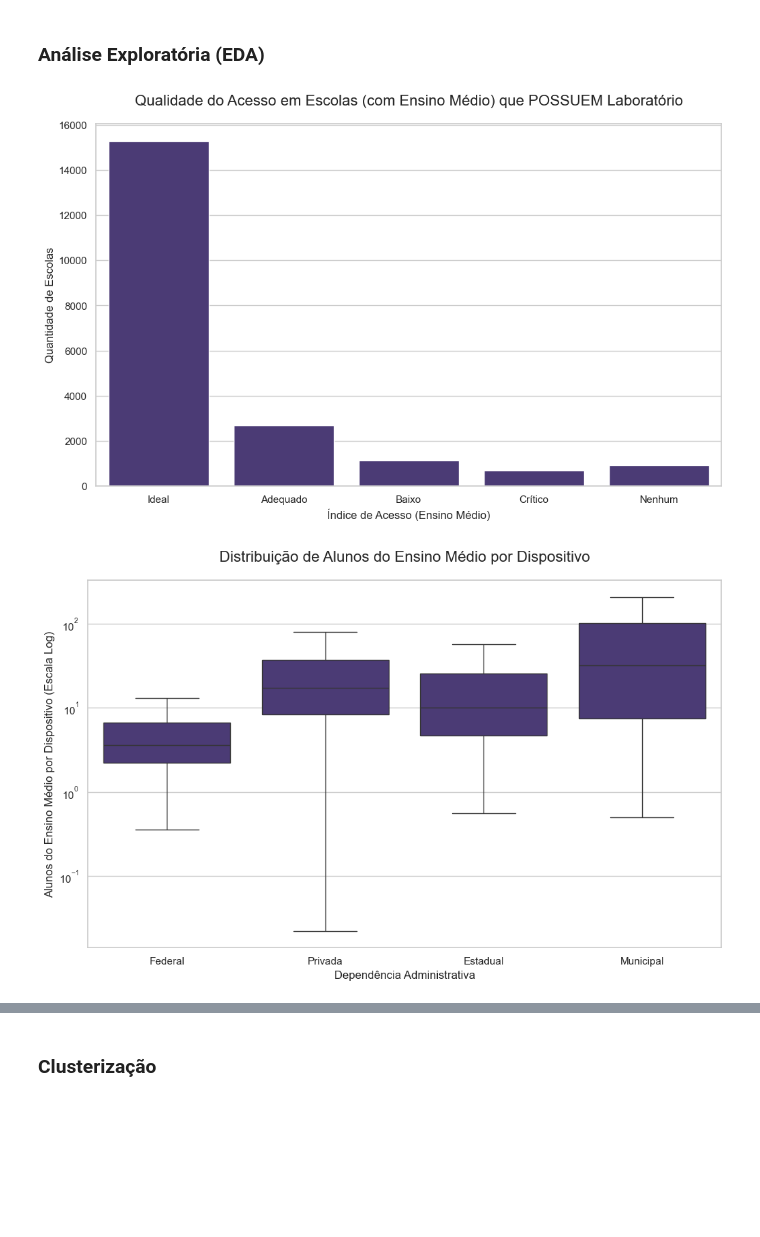
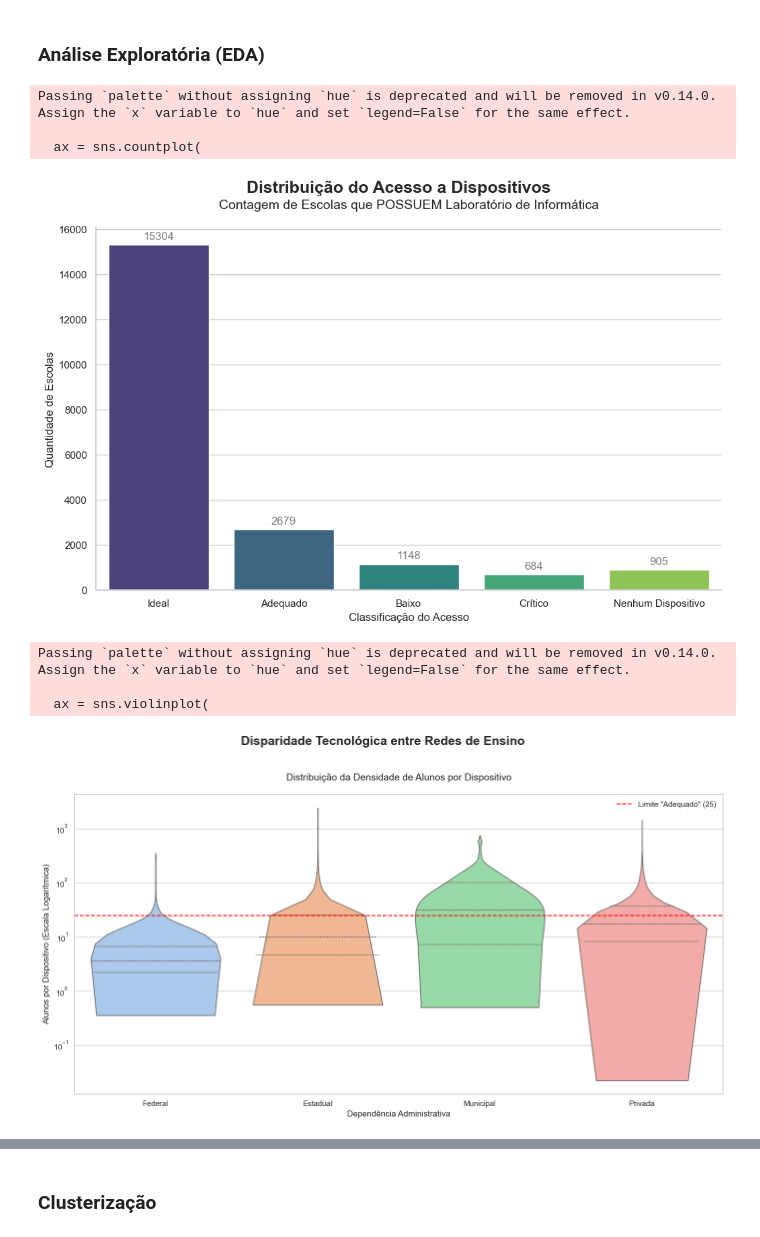
Before and after one commit to laysfreitas/TJGO_CienciaDeDados, a Jupyter notebook: Análise de Dados/Trabalho_Final/trabalho_final.ipynb, the cells around one changed output, grey strips where cells are left out. Saved outputs shown, nothing was run; the diff lists cells and outputs as text; code cells hidden in the pictures; blank space fills up the shorter version.

```diff
--- a/Análise de Dados/Trabalho_Final/trabalho_final.ipynb
+++ b/Análise de Dados/Trabalho_Final/trabalho_final.ipynb
@@ -21,8 +22,7 @@ pd.set_option('display.max_columns', display_max_columns)
 ### Carregar os dados
 # %%
 # Carregando o dataset
-caminho_arquivo = "C:\\Users\\Administrador\\Documents\\GitHub\\TJGO_CienciaDeDados\\microdados_censo_escolar_2024\\dados\\microdados_ed_basica_2024_tratado.csv"
-
+caminho_arquivo = "C:\\Users\\lfmelo\\Documents\\Github\\TJGO_CienciaDeDados\\microdados_censo_escolar_2024\\dados\\microdados_ed_basica_2024_tratado.csv"
 colunas_escolhidas = ['CO_ENTIDADE', 'NO_ENTIDADE', 'NO_REGIAO', 'CO_REGIAO', 'NO_UF', 'NO_REGIAO', 'CO_UF', 'TP_DEPENDENCIA', 'TP_LOCALIZACAO','TP_SITUACAO_FUNCIONAMENTO', 'QT_MAT_BAS', 'QT_MAT_MED', 'IN_INTERNET', 'IN_BANDA_LARGA', 'IN_INTERNET_ALUNOS', 'IN_ACESSO_INTERNET_COMPUTADOR', 'TP_REDE_LOCAL', 'IN_LABORATORIO_INFORMATICA', 'QT_DESKTOP_ALUNO', 'QT_COMP_PORTATIL_ALUNO', 'QT_TABLET_ALUNO']
 
 try:
@@ -77,9 +58,3 @@ df_ensino_medio['QT_COMP_PORTATIL_ALUNO'] = df_ensino_medio['QT_COMP_PORTATIL_AL
 df_ensino_medio['QT_TABLET_ALUNO'] = df_ensino_medio['QT_TABLET_ALUNO'].replace(88888.0, np.nan)
 # %% [markdown]
 ### Tratamento dos dados
-# %%
-# Se 'QT_MAT_BASICO_TOTAL' inclui fundamental + médio, calculamos a diferença.
-df_ensino_medio['QT_MAT_BAS_MENOS_EM'] = df_ensino_medio['QT_MAT_BAS'] - df_ensino_medio['QT_MAT_MED']
-
-# Verificação para garantir que não há valores negativos (caso os dados estejam inconsistentes)
-df_ensino_medio['QT_MAT_BAS_MENOS_EM'] = df_ensino_medio['QT_MAT_BAS_MENOS_EM'].apply(lambda x: max(0, x))
@@ -154,43 +121,69 @@ df_ensino_medio['INDICE_PONDERADO_ALUNO_DISP'].min()
 # %%
 df_com_lab = df_ensino_medio[df_ensino_medio['IN_LABORATORIO_INFORMATICA'] == 1]
 
-plt.figure()
+plt.figure(figsize=(12, 7))
 
-sns.countplot(
+ax = sns.countplot(
     data=df_com_lab,
     x='INDICE_ACESSO',
-    order=['Ideal', 'Adequado', 'Baixo', 'Crítico', 'Nenhum']
+    order=['Ideal', 'Adequado', 'Baixo', 'Crítico', 'Nenhum Dispositivo'],
+    palette='viridis'
 )
 
-plt.title('Qualidade do Acesso em Escolas (com Ensino Médio) que POSSUEM Laboratório', fontsize=16, pad=20)
-plt.xlabel('Índice de Acesso (Ensino Médio)')
-plt.ylabel('Quantidade de Escolas')
+for p in ax.patches:
+    ax.annotate(f'{int(p.get_height())}',
+                (p.get_x() + p.get_width() / 2., p.get_height()),
+                ha='center', va='center',
+                xytext=(0, 9),
+                textcoords='offset points',
+                fontsize=12,
+                color='gray')
+
+plt.suptitle('Distribuição do Acesso a Dispositivos', fontsize=18, weight='bold')
+plt.title('Contagem de Escolas que POSSUEM Laboratório de Informática', fontsize=14, pad=20)
+plt.xlabel('Classificação do Acesso', fontsize=12)
+plt.ylabel('Quantidade de Escolas', fontsize=12)
+
+sns.despine()
+
 plt.show()
 # %% [output]
+Passing `palette` without assigning `hue` is deprecated and will be removed in v0.14.0. Assign the `x` variable to `hue` and set `legend=False` for the same effect.
+
+  ax = sns.countplot(
-[figure, old version]
+[figure, new version]
 # %%
-
-ordem_completa = ['Federal', 'Privada', 'Estadual', 'Municipal']
-
-df_plot_dep_em = df_ensino_medio[df_ensino_medio['INDICE_PONDERADO_ALUNO_DISP'] != np.inf].copy()
-
-categorias_presentes = df_plot_dep_em['TP_DEPENDENCIA'].unique()
+df_plot = df_ensino_medio[df_ensino_medio['INDICE_PONDERADO_ALUNO_DISP'] != np.inf].copy()
+ordem_completa = ['Federal', 'Estadual', 'Municipal', 'Privada']
+categorias_presentes = df_plot['TP_DEPENDENCIA'].unique()
 ordem_segura = [cat for cat in ordem_completa if cat in categorias_presentes]
 
-plt.figure()
-sns.boxplot(
-    data=df_plot_dep_em,
+plt.figure(figsize=(14, 8))
+ax = sns.violinplot(
+    data=df_plot,
     x='TP_DEPENDENCIA',
     y='INDICE_PONDERADO_ALUNO_DISP',
-    showfliers=False,
-    order=ordem_segura
+    order=ordem_segura,
+    palette='pastel',
+    inner='quart',
+    cut=0
 )
 
-plt.title('Distribuição de Alunos do Ensino Médio por Dispositivo', fontsize=16, pad=20)
-plt.xlabel('Dependência Administrativa')
-plt.ylabel('Alunos do Ensino Médio por Dispositivo (Escala Log)')
+plt.suptitle('Disparidade Tecnológica entre Redes de Ensino', fontsize=18, weight='bold')
+plt.title('Distribuição da Densidade de Alunos por Dispositivo', fontsize=14, pad=20)
+plt.xlabel('Dependência Administrativa', fontsize=12)
+plt.ylabel('Alunos por Dispositivo (Escala Logarítmica)', fontsize=12)
+
+plt.axhline(y=25, color='r', linestyle='--', linewidth=1.5, label='Limite "Adequado" (25)')
+plt.legend()
+
 plt.yscale('log')
+
+plt.tight_layout(rect=[0, 0, 1, 0.96])
 plt.show()
 # %% [output]
+Passing `palette` without assigning `hue` is deprecated and will be removed in v0.14.0. Assign the `x` variable to `hue` and set `legend=False` for the same effect.
+
+  ax = sns.violinplot(
-[figure, old version]
+[figure, new version]
 # %%
```
Also changed, not shown: parts of 21 cells of this notebook, 3 other files.
